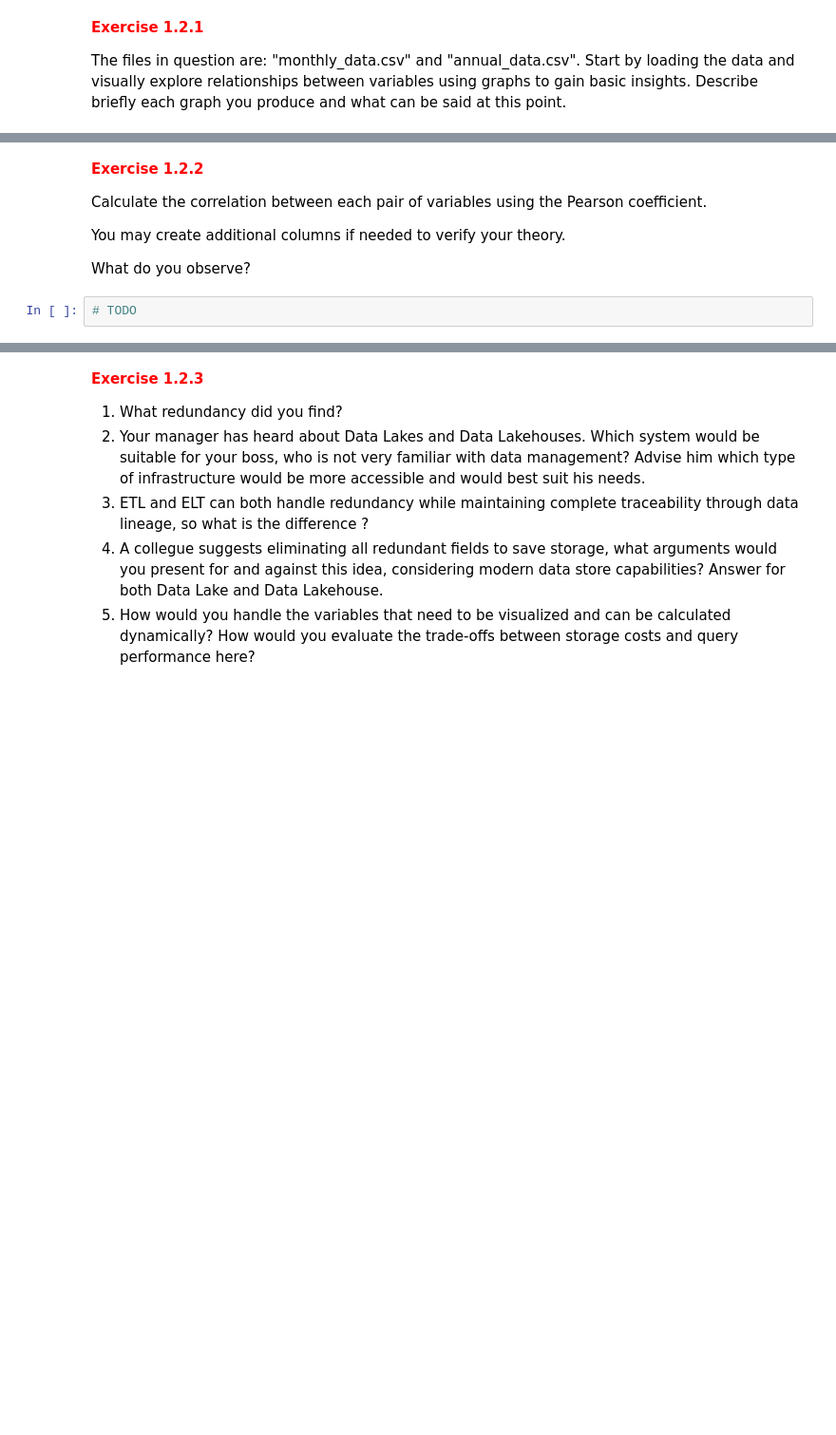
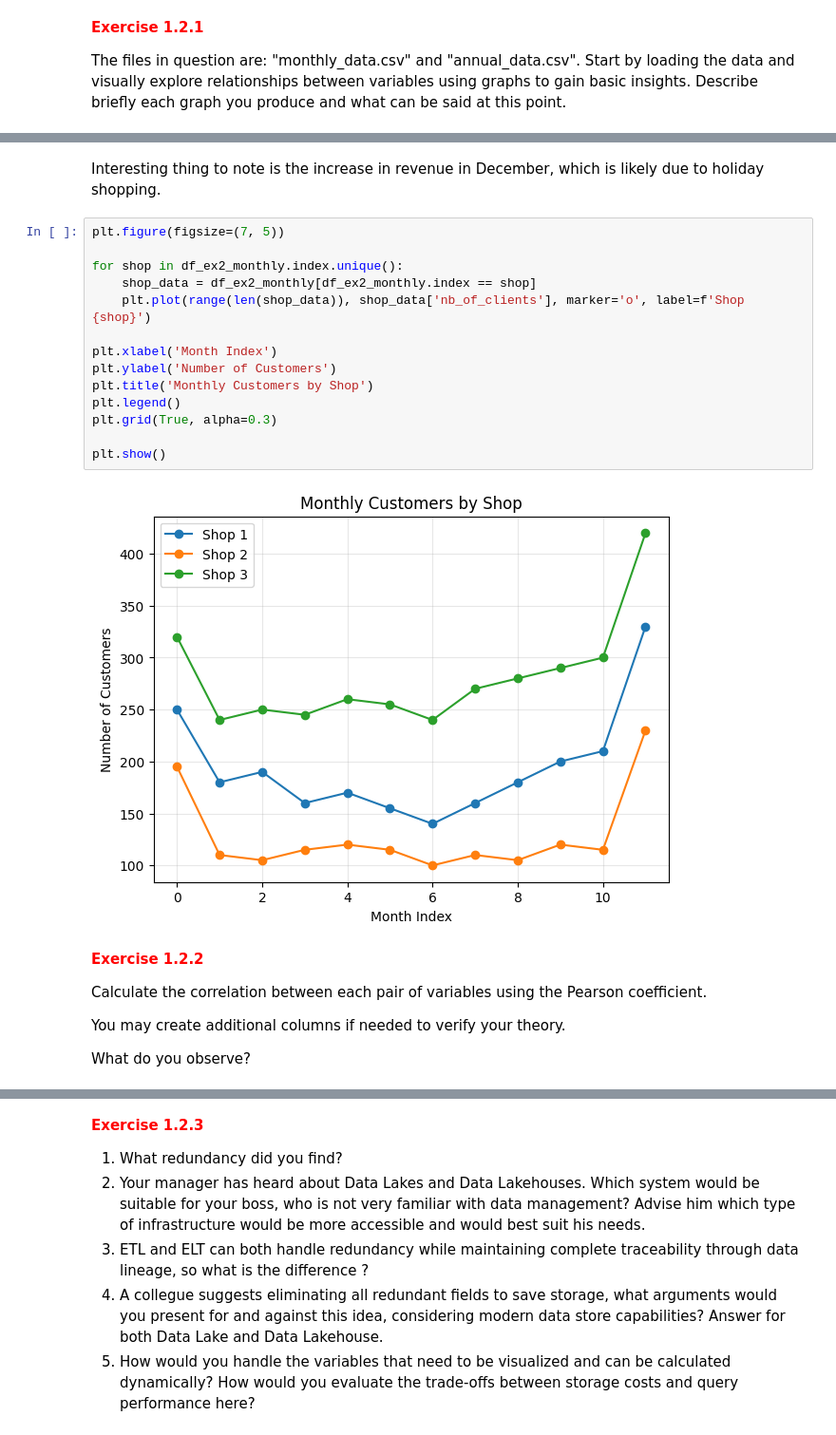
Before and after one commit to evarayHEIG/DataMgmtLab5, a Jupyter notebook: 1_Labo5_DataIntegration_Ray_Stefani.ipynb, the cells around one changed output, grey strips where cells are left out. Shown at 95% size. Cells and saved outputs as stored; diff of their text form; blank space fills up the shorter version.

```diff
--- a/1_Labo5_DataIntegration_Ray_Stefani.ipynb
+++ b/1_Labo5_DataIntegration_Ray_Stefani.ipynb
@@ -88,3 +211,21 @@ The files in question are: "monthly_data.csv" and "annual_data.csv". Start by lo
+# %% [markdown]
+Interesting thing to note is the increase in revenue in December, which is likely due to holiday shopping.
+# %%
+plt.figure(figsize=(7, 5))
+
+for shop in df_ex2_monthly.index.unique():
+    shop_data = df_ex2_monthly[df_ex2_monthly.index == shop]
+    plt.plot(range(len(shop_data)), shop_data['nb_of_clients'], marker='o', label=f'Shop {shop}')
+
+plt.xlabel('Month Index')
+plt.ylabel('Number of Customers')
+plt.title('Monthly Customers by Shop')
+plt.legend()
+plt.grid(True, alpha=0.3)
+
+plt.show()
+# %% [output]
+[figure, added]
 # %% [markdown]
 <p style='color:red;font-weight:bold'>Exercise 1.2.2</p>
 
@@ -93,5 +234,3 @@ Calculate the correlation between each pair of variables using the Pearson coeff
 You may create additional columns if needed to verify your theory.
 
 What do you observe?
-# %%
-# TODO
```
Also changed, not shown: parts of 37 cells of this notebook.
